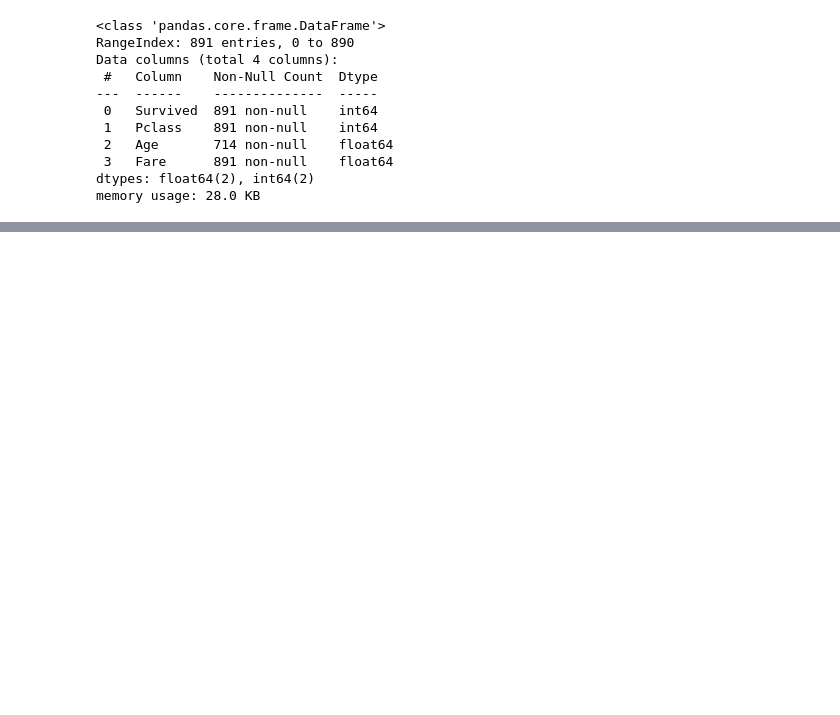
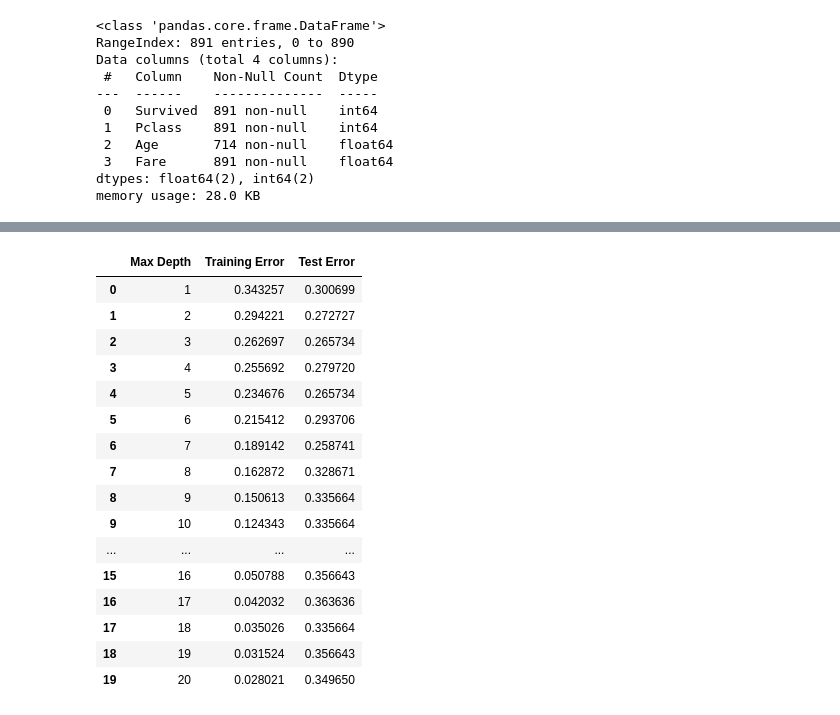
Before and after one commit to victormonkun7/test-repo-tut1-2, a Jupyter notebook: tut8-1_exer.ipynb, the cells around one changed output, grey strips where cells are left out. Drawn from its saved outputs; the diff is of its cells as text; code cells hidden in the pictures; blank space fills up the shorter version.

```diff
--- a/tut8-1_exer.ipynb
+++ b/tut8-1_exer.ipynb
@@ -114,0 +206,20 @@ FileNotFoundError: [Errno 2] No such file or directory: '../outputs/models/model
+# %%
+errors_df
+# %% [output]
+|  | Max Depth | Training Error | Test Error |
+| 0 | 1 | 0.343257 | 0.300699 |
+| 1 | 2 | 0.294221 | 0.272727 |
+| 2 | 3 | 0.262697 | 0.265734 |
+| 3 | 4 | 0.255692 | 0.279720 |
+| 4 | 5 | 0.234676 | 0.265734 |
+| 5 | 6 | 0.215412 | 0.293706 |
+| 6 | 7 | 0.189142 | 0.258741 |
+| 7 | 8 | 0.162872 | 0.328671 |
+| 8 | 9 | 0.150613 | 0.335664 |
+| 9 | 10 | 0.124343 | 0.335664 |
+| ... | ... | ... | ... |
+| 15 | 16 | 0.050788 | 0.356643 |
+| 16 | 17 | 0.042032 | 0.363636 |
+| 17 | 18 | 0.035026 | 0.335664 |
+| 18 | 19 | 0.031524 | 0.356643 |
+| 19 | 20 | 0.028021 | 0.349650 |
```
Also changed, not shown: parts of 12 cells of this notebook, 1 other file.
